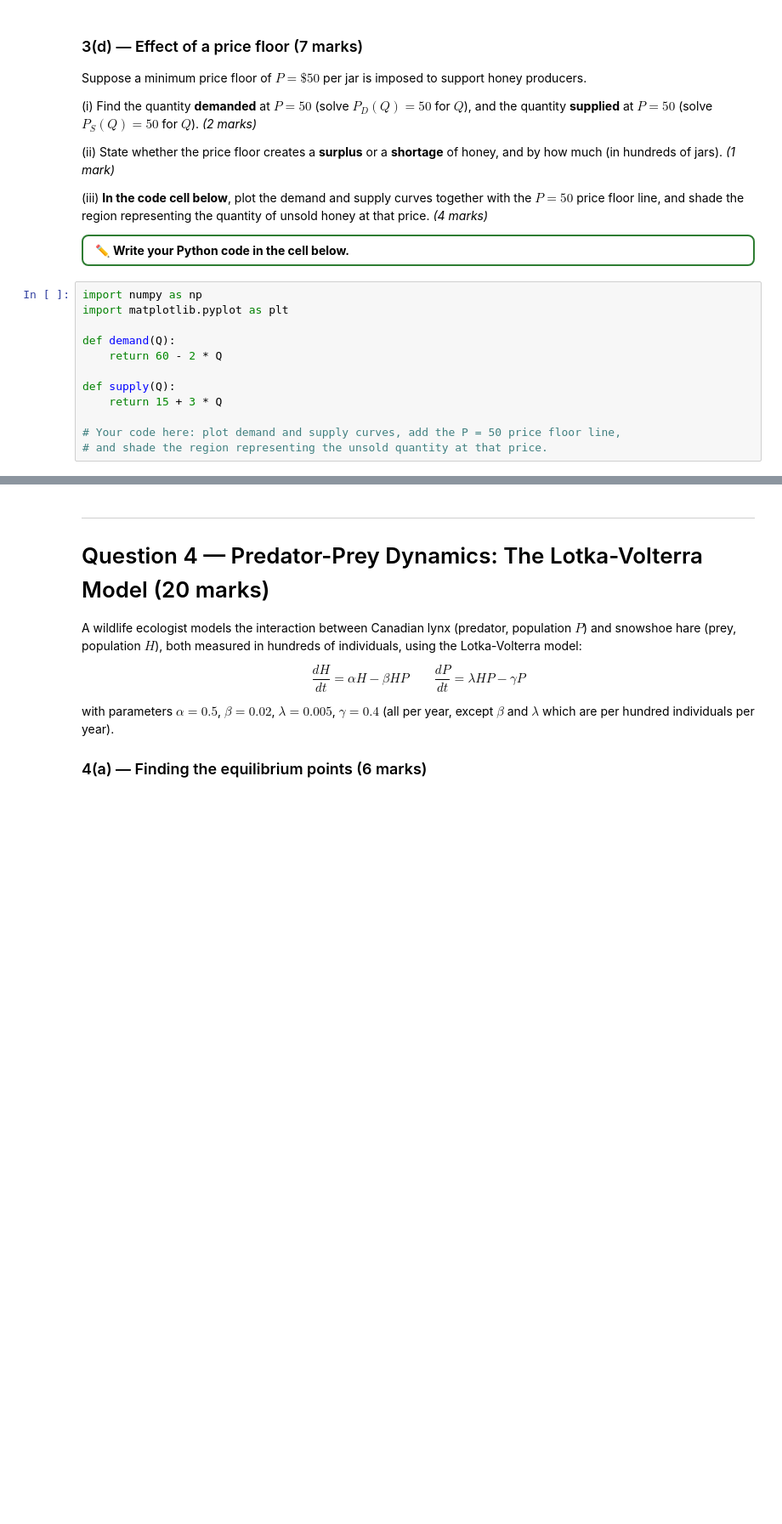
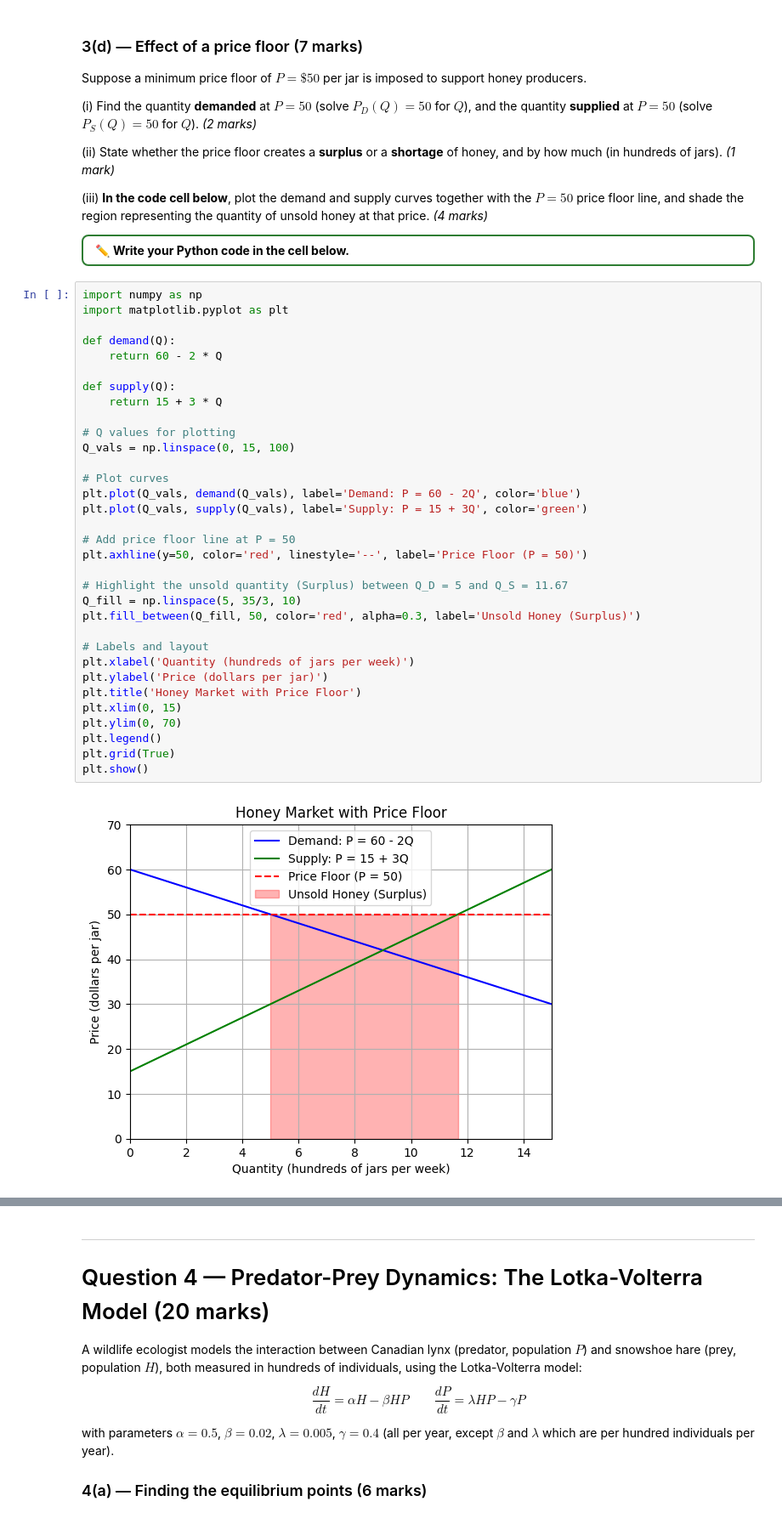
Before and after one commit to saraeastough/SCI1500-Sara-Eastough-public, a Jupyter notebook: Assignment2_STUDENT.ipynb, the cells around one changed output, grey strips where cells are left out. Shown at 85% size. Cells and saved outputs as stored; diff of their text form; blank space fills up the shorter version.

```diff
--- a/Assignment2_STUDENT.ipynb
+++ b/Assignment2_STUDENT.ipynb
@@ -334,18 +397,41 @@ Suppose a minimum price floor of $P = \$50$ per jar is imposed to support honey
 
 
 <div style="border: 2px solid #2e7d32; border-radius: 8px; padding: 6px 14px; display: inline-block;">✏️ <strong>Write your Python code in the cell below.</strong></div>
-# %%
-import numpy as np
-import matplotlib.pyplot as plt
-
-def demand(Q):
-    return 60 - 2 * Q
-
-def supply(Q):
-    return 15 + 3 * Q
-
-# Your code here: plot demand and supply curves, add the P = 50 price floor line,
-# and shade the region representing the unsold quantity at that price.
+# %%
+import numpy as np
+import matplotlib.pyplot as plt
+
+def demand(Q):
+    return 60 - 2 * Q
+
+def supply(Q):
+    return 15 + 3 * Q
+
+# Q values for plotting
+Q_vals = np.linspace(0, 15, 100)
+
+# Plot curves
+plt.plot(Q_vals, demand(Q_vals), label='Demand: P = 60 - 2Q', color='blue')
+plt.plot(Q_vals, supply(Q_vals), label='Supply: P = 15 + 3Q', color='green')
+
+# Add price floor line at P = 50
+plt.axhline(y=50, color='red', linestyle='--', label='Price Floor (P = 50)')
+
+# Highlight the unsold quantity (Surplus) between Q_D = 5 and Q_S = 11.67
+Q_fill = np.linspace(5, 35/3, 10)
+plt.fill_between(Q_fill, 50, color='red', alpha=0.3, label='Unsold Honey (Surplus)')
+
+# Labels and layout
+plt.xlabel('Quantity (hundreds of jars per week)')
+plt.ylabel('Price (dollars per jar)')
+plt.title('Honey Market with Price Floor')
+plt.xlim(0, 15)
+plt.ylim(0, 70)
+plt.legend()
+plt.grid(True)
+plt.show()
+# %% [output]
+[figure, added]
 # %% [markdown]
 <div style="border: 2px solid #2e7d32; border-radius: 8px; padding: 10px 16px;">
 
```
Also changed, not shown: parts of 13 cells of this notebook.
